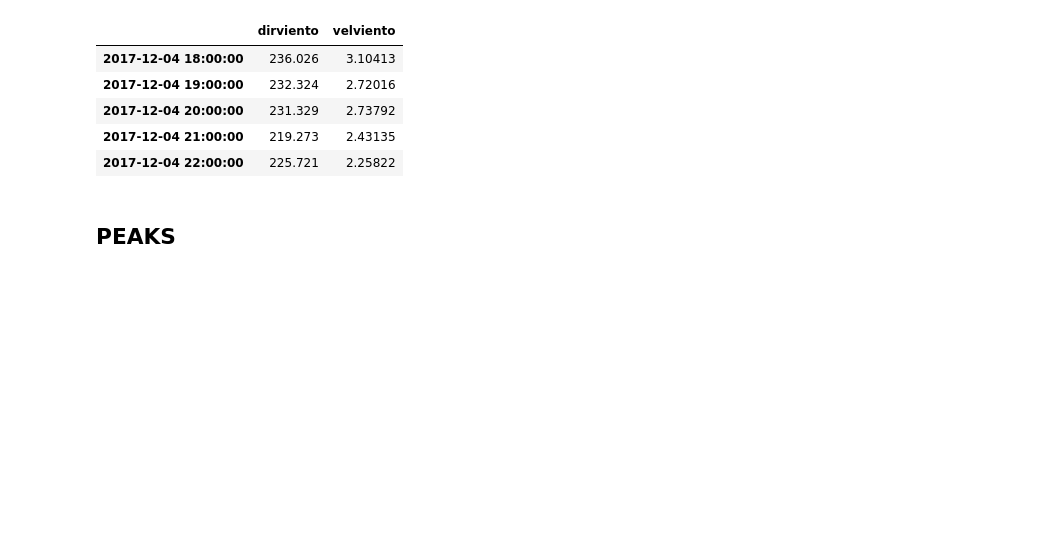
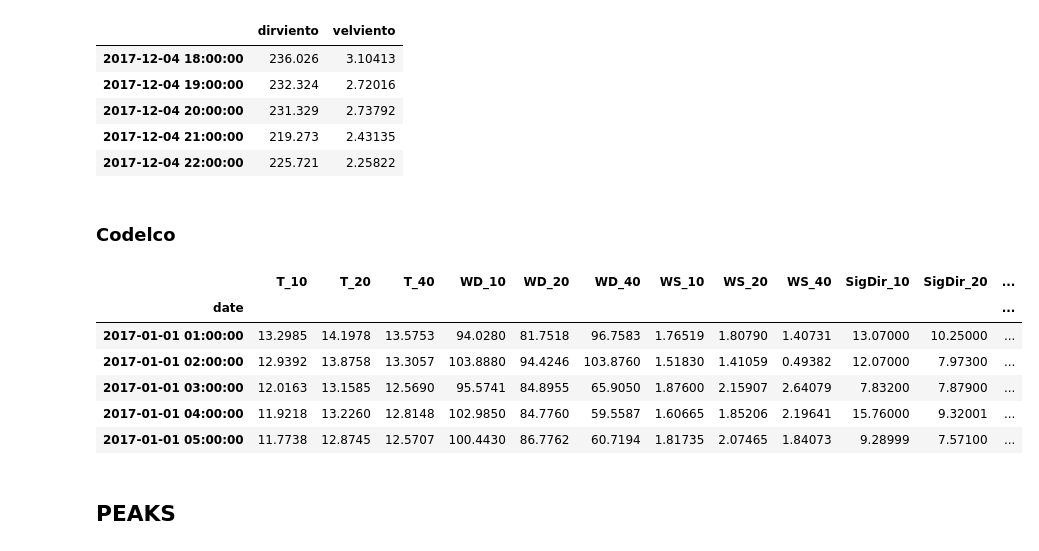
Before and after one commit to AndresGonF/mds7201-minma-so2, a Jupyter notebook: notebooks/img_vientos.ipynb, the cells around one changed output. Saved outputs shown, nothing was run; the diff lists cells and outputs as text; code cells hidden in the pictures; blank space fills up the shorter version.

```diff
--- a/notebooks/img_vientos.ipynb
+++ b/notebooks/img_vientos.ipynb
@@ -187,5 +188,19 @@ centro_quintero.head()
 | 2017-12-04 20:00:00 | 231.329 | 2.73792 |
 | 2017-12-04 21:00:00 | 219.273 | 2.43135 |
 | 2017-12-04 22:00:00 | 225.721 | 2.25822 |
+# %% [markdown]
+### Codelco
+# %%
+codelco = pd.read_excel(get_project_root() / 'data/raw/Torre_Meteo_Codelco_Ventanas.xlsx', index_col=0)
+codelco.index = pd.to_datetime(codelco.index)
+codelco.head()
+# %% [output]
+|  | T_10 | T_20 | T_40 | WD_10 | WD_20 | WD_40 | WS_10 | WS_20 | WS_40 | SigDir_10 | SigDir_20 | ... |
+| date |  |  |  |  |  |  |  |  |  |  |  | ... |
+| 2017-01-01 01:00:00 | 13.2985 | 14.1978 | 13.5753 | 94.0280 | 81.7518 | 96.7583 | 1.76519 | 1.80790 | 1.40731 | 13.07000 | 10.25000 | ... |
+| 2017-01-01 02:00:00 | 12.9392 | 13.8758 | 13.3057 | 103.8880 | 94.4246 | 103.8760 | 1.51830 | 1.41059 | 0.49382 | 12.07000 | 7.97300 | ... |
+| 2017-01-01 03:00:00 | 12.0163 | 13.1585 | 12.5690 | 95.5741 | 84.8955 | 65.9050 | 1.87600 | 2.15907 | 2.64079 | 7.83200 | 7.87900 | ... |
+| 2017-01-01 04:00:00 | 11.9218 | 13.2260 | 12.8148 | 102.9850 | 84.7760 | 59.5587 | 1.60665 | 1.85206 | 2.19641 | 15.76000 | 9.32001 | ... |
+| 2017-01-01 05:00:00 | 11.7738 | 12.8745 | 12.5707 | 100.4430 | 86.7762 | 60.7194 | 1.81735 | 2.07465 | 1.84073 | 9.28999 | 7.57100 | ... |
 # %% [markdown]
 ## PEAKS
```
Also changed, not shown: parts of 8 cells of this notebook, 24 other files.
